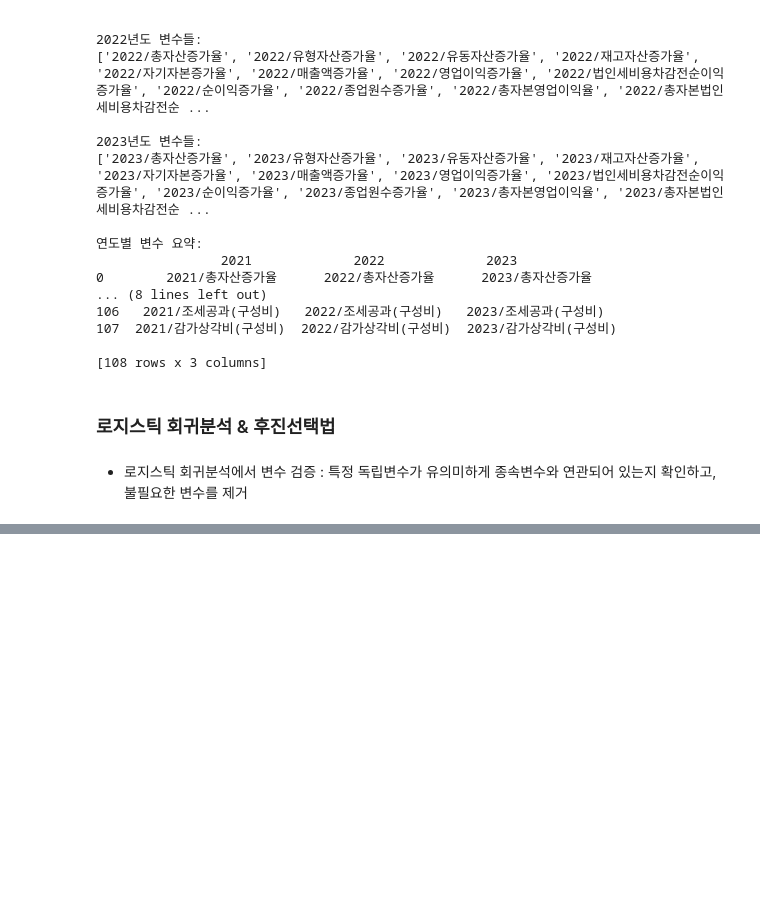
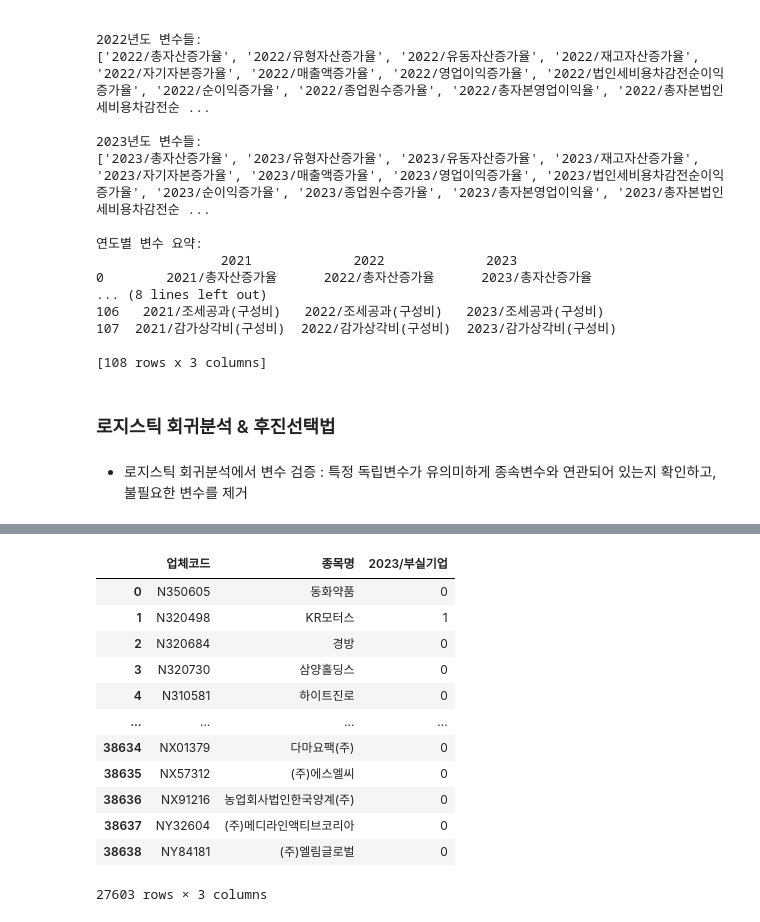
Before and after one commit to BaekJunehong/BIZnFIN, a Jupyter notebook: project/code/lee_eda.ipynb, the cells around one changed output, grey strips where cells are left out. Drawn from its saved outputs; the diff is of its cells as text; code cells hidden in the pictures; blank space fills up the shorter version.

```diff
--- a/project/code/lee_eda.ipynb
+++ b/project/code/lee_eda.ipynb
@@ -493,0 +532,16 @@ print(final_model.summary())
+# %%
+data[['업체코드', '종목명']+['2023/부실기업']]
+# %% [output]
+|  | 업체코드 | 종목명 | 2023/부실기업 |
+| 0 | N350605 | 동화약품 | 0 |
+| 1 | N320498 | KR모터스 | 1 |
+| 2 | N320684 | 경방 | 0 |
+| 3 | N320730 | 삼양홀딩스 | 0 |
+| 4 | N310581 | 하이트진로 | 0 |
+| ... | ... | ... | ... |
+| 38634 | NX01379 | 다마요팩(주) | 0 |
+| 38635 | NX57312 | (주)에스엘씨 | 0 |
+| 38636 | NX91216 | 농업회사법인한국양계(주) | 0 |
+| 38637 | NY32604 | (주)메디라인액티브코리아 | 0 |
+| 38638 | NY84181 | (주)엘림글로벌 | 0 |
+27603 rows × 3 columns
```
Also changed, not shown: parts of 18 cells of this notebook, 1 other file.
